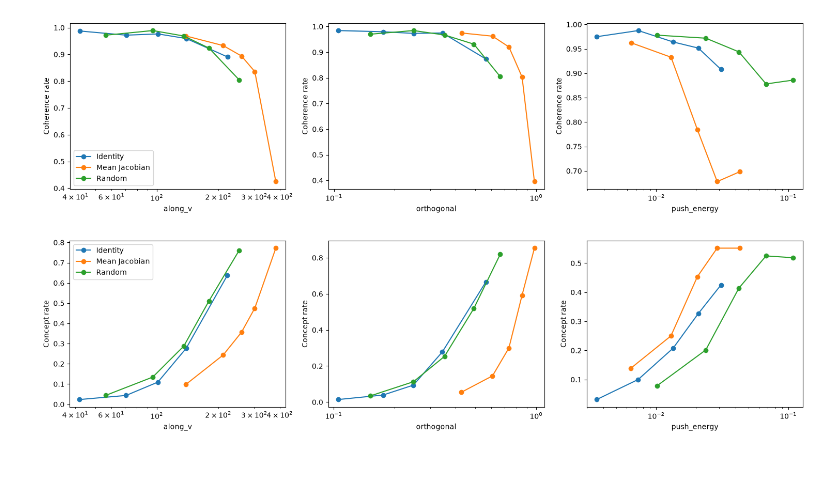
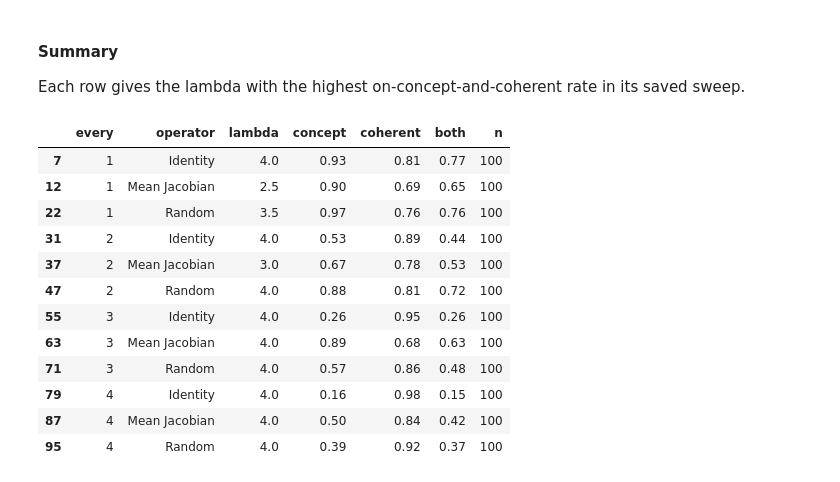
Before and after one commit to niniack/lqr_modded, a Jupyter notebook: 02_qwen3_model_ablation.ipynb, the cells around one changed output. Cells and saved outputs as stored; diff of their text form; code cells hidden in the pictures.

```diff
--- a/02_qwen3_model_ablation.ipynb
+++ b/02_qwen3_model_ablation.ipynb
@@ -179,13 +100,14 @@ Judging uses one forward pass at the yes/no position rather than generating XML
 # %%
-del model
-gc.collect()
-torch.cuda.empty_cache()
-judge = build_judge(batch_size=JUDGE_BATCH)
-
-texts = results['completion'].tolist()
-print(f'Judging {len(texts):,} completions ({len(set(texts)):,} unique), two criteria, batch size {JUDGE_BATCH}.')
-results['concept'] = judge(concept_criterion(CONCEPT), PROMPT, texts, desc=f'Concept: {CONCEPT} (1/2)')
-results['coherent'] = judge(COHERENCE, PROMPT, texts, desc='Coherence (2/2)')
-results['both'] = results['concept'] & results['coherent']
-results['repetition'] = results['completion'].map(repetition)
-results.to_csv(ARTIFACTS / f'ablation_{CONCEPT}.csv', index=False)
+if RUN:
+    del model
+    gc.collect()
+    torch.cuda.empty_cache()
+    judge = build_judge(batch_size=JUDGE_BATCH)
+    texts = results['completion'].tolist()
+    results['concept'] = judge(concept_criterion(CONCEPT), PROMPT, texts)
+    results['coherent'] = judge(COHERENCE, PROMPT, texts)
+    results['both'] = results['concept'] & results['coherent']
+    results.to_csv(RESULTS_PATH, index=False)
+    del judge
+else:
+    results = pd.read_csv(RESULTS_PATH)
@@ -290,28 +114,27 @@ operator and m beyond the three metrics: LR 68.82, p = 0.000
-# %%
-fig, axes = plt.subplots(1, 3, figsize=(15, 4))
-for ax, col in zip(axes, ('along_v', 'orthogonal', 'push_energy')):
-    for name, g in df.groupby('operator'):
-        b = g.groupby(pd.qcut(g[col], 5, duplicates='drop'), observed=True)
-        ax.plot(b[col].median(), b['coherent'].mean(), marker='o', label=name)
-    ax.set_xscale('log')
-    ax.set_xlabel(col)
-    ax.set_ylabel('Coherence rate')
-axes[0].legend()
-fig.tight_layout()
-plt.show()
-# %% [output]
-[figure, removed]
-# %%
-fig, axes = plt.subplots(1, 3, figsize=(15, 4))
-for ax, col in zip(axes, ('along_v', 'orthogonal', 'push_energy')):
-    for name, g in df.groupby('operator'):
-        b = g.groupby(pd.qcut(g[col], 5, duplicates='drop'), observed=True)
-        ax.plot(b[col].median(), b['concept'].mean(), marker='o', label=name)
-    ax.set_xscale('log')
-    ax.set_xlabel(col)
-    ax.set_ylabel('Concept rate')
-axes[0].legend()
-fig.tight_layout()
-plt.show()
-# %% [output]
-[figure, removed]
+# %% [markdown]
+#### Summary
+Each row gives the lambda with the highest on-concept-and-coherent rate in its saved sweep.
+# %%
+selected = results[results['every'].isin(EVERY) & results['operator'].isin(OPERATOR_NAMES)
+                   & results['lambda'].isin(LAMBDAS)]
+groups = selected.groupby(['every', 'operator', 'lambda'])
+summary = groups.agg(concept=('concept', 'mean'), coherent=('coherent', 'mean'),
+                     both=('both', 'mean'), n=('concept', 'size')).reset_index()
+for metric in ('concept', 'coherent'):
+    summary[f'{metric}_se'] = np.sqrt(summary[metric] * (1 - summary[metric]) / summary['n'])
+best = summary.loc[summary.groupby(['every', 'operator'])['both'].idxmax()]
+display(best[['every', 'operator', 'lambda', 'concept', 'coherent', 'both', 'n']].round(3))
+# %% [output]
+|  | every | operator | lambda | concept | coherent | both | n |
+| 7 | 1 | Identity | 4.0 | 0.93 | 0.81 | 0.77 | 100 |
+| 12 | 1 | Mean Jacobian | 2.5 | 0.90 | 0.69 | 0.65 | 100 |
+| 22 | 1 | Random | 3.5 | 0.97 | 0.76 | 0.76 | 100 |
+| 31 | 2 | Identity | 4.0 | 0.53 | 0.89 | 0.44 | 100 |
+| 37 | 2 | Mean Jacobian | 3.0 | 0.67 | 0.78 | 0.53 | 100 |
+| 47 | 2 | Random | 4.0 | 0.88 | 0.81 | 0.72 | 100 |
+| 55 | 3 | Identity | 4.0 | 0.26 | 0.95 | 0.26 | 100 |
+| 63 | 3 | Mean Jacobian | 4.0 | 0.89 | 0.68 | 0.63 | 100 |
+| 71 | 3 | Random | 4.0 | 0.57 | 0.86 | 0.48 | 100 |
+| 79 | 4 | Identity | 4.0 | 0.16 | 0.98 | 0.15 | 100 |
+| 87 | 4 | Mean Jacobian | 4.0 | 0.50 | 0.84 | 0.42 | 100 |
+| 95 | 4 | Random | 4.0 | 0.39 | 0.92 | 0.37 | 100 |
```
Also changed, not shown: parts of 20 cells of this notebook, 40 other files.
